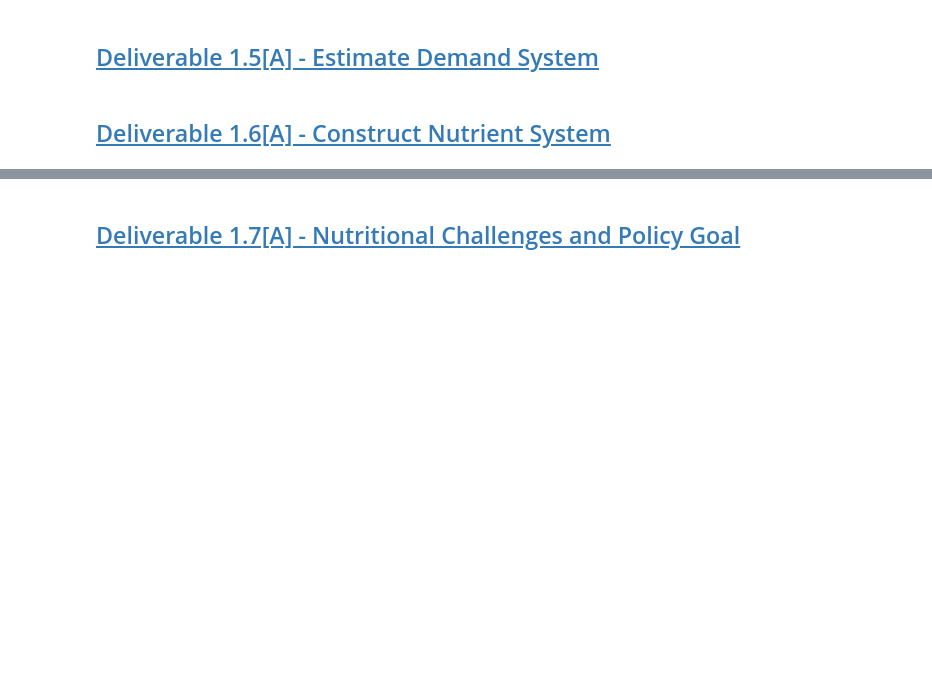
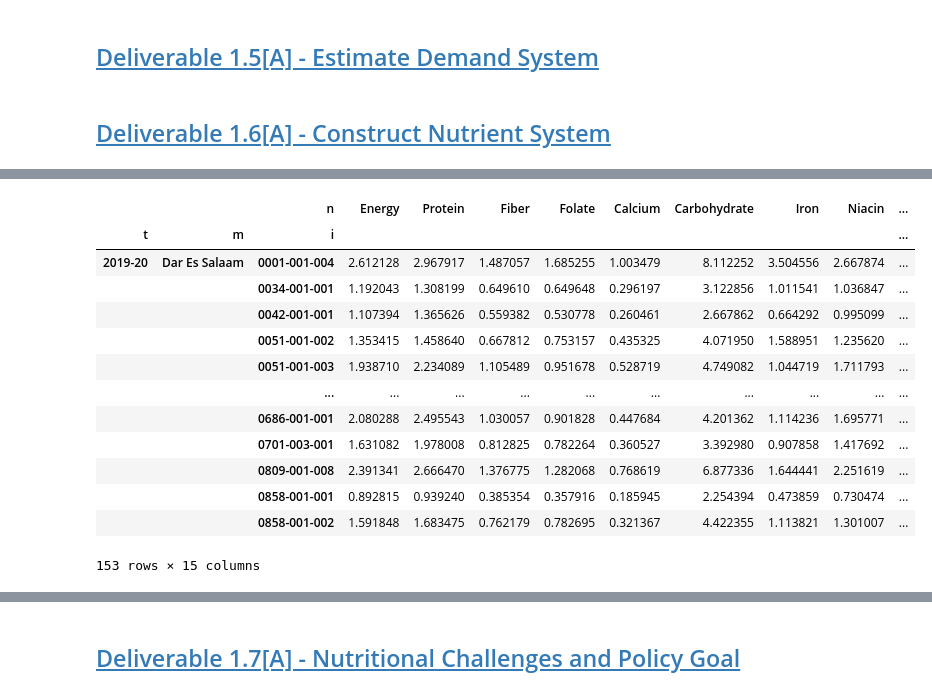
Before and after one commit to vishalival/eep153-norman-borlaug, a Jupyter notebook: final_code.ipynb, the cells around one changed output, grey strips where cells are left out. Cells and saved outputs as stored; diff of their text form; code cells hidden in the pictures; blank space fills up the shorter version.

```diff
--- a/final_code.ipynb
+++ b/final_code.ipynb
@@ -185,0 +409,39 @@ result_tanzania = cfe.regression.read_pickle("tanzania.pickle")
+# %%
+result = cfe.read_pickle('tanzania.pickle')
+xhat = result.predicted_expenditures()
+
+qhat = (xhat.unstack('j')/p_tanzania).dropna(how='all')
+
+qhat = qhat.loc[:,qhat.count()>0]
+
+use = fct_tanzania.index.intersection(qhat.columns)
+
+nutrients = qhat[use]@fct_tanzania.loc[use,:]
+nutrients.mean()
+
+z = z_tanzania[rdi_tanzania.columns.tolist()]
+
+hh_rdi = z@rdi_tanzania.T
+
+hh_rwi = hh_rdi*7
+
+use_nutrients = nutrients.columns.intersection(hh_rwi.columns)
+
+nutrient_ratio_tanzania = (nutrients[use_nutrients]/hh_rwi[use_nutrients]).dropna()
+
+nutrient_ratio_tanzania
+# %% [output]
+|  |  | n | Energy | Protein | Fiber | Folate | Calcium | Carbohydrate | Iron | Niacin | ... |
+| t | m | i |  |  |  |  |  |  |  |  | ... |
+| 2019-20 | Dar Es Salaam | 0001-001-004 | 2.612128 | 2.967917 | 1.487057 | 1.685255 | 1.003479 | 8.112252 | 3.504556 | 2.667874 | ... |
+|  |  | 0034-001-001 | 1.192043 | 1.308199 | 0.649610 | 0.649648 | 0.296197 | 3.122856 | 1.011541 | 1.036847 | ... |
+|  |  | 0042-001-001 | 1.107394 | 1.365626 | 0.559382 | 0.530778 | 0.260461 | 2.667862 | 0.664292 | 0.995099 | ... |
+|  |  | 0051-001-002 | 1.353415 | 1.458640 | 0.667812 | 0.753157 | 0.435325 | 4.071950 | 1.588951 | 1.235620 | ... |
+|  |  | 0051-001-003 | 1.938710 | 2.234089 | 1.105489 | 0.951678 | 0.528719 | 4.749082 | 1.044719 | 1.711793 | ... |
+|  |  | ... | ... | ... | ... | ... | ... | ... | ... | ... | ... |
+|  |  | 0686-001-001 | 2.080288 | 2.495543 | 1.030057 | 0.901828 | 0.447684 | 4.201362 | 1.114236 | 1.695771 | ... |
+|  |  | 0701-003-001 | 1.631082 | 1.978008 | 0.812825 | 0.782264 | 0.360527 | 3.392980 | 0.907858 | 1.417692 | ... |
+|  |  | 0809-001-008 | 2.391341 | 2.666470 | 1.376775 | 1.282068 | 0.768619 | 6.877336 | 1.644441 | 2.251619 | ... |
+|  |  | 0858-001-001 | 0.892815 | 0.939240 | 0.385354 | 0.357916 | 0.185945 | 2.254394 | 0.473859 | 0.730474 | ... |
+|  |  | 0858-001-002 | 1.591848 | 1.683475 | 0.762179 | 0.782695 | 0.321367 | 4.422355 | 1.113821 | 1.301007 | ... |
+153 rows × 15 columns
```
Also changed, not shown: parts of 8 cells of this notebook, 1 other file.
